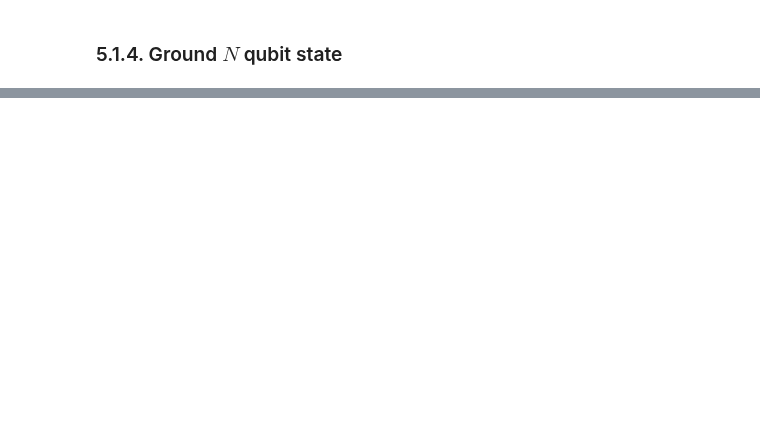
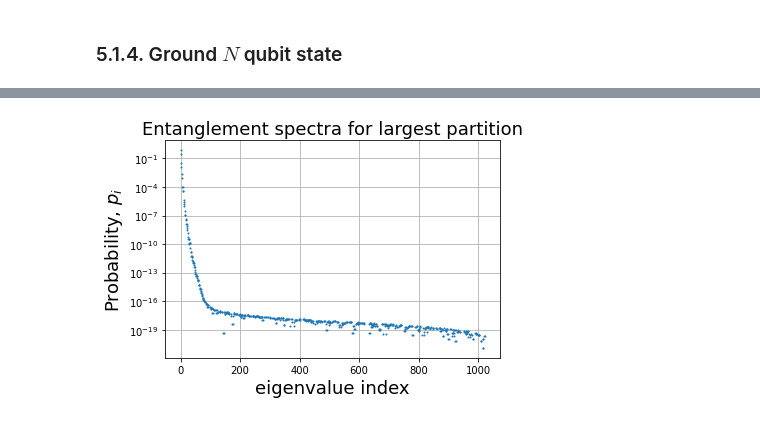
Before and after one commit to sofiagonga/many-body_entanglement_TN, a Jupyter notebook: TN_tutorial5.ipynb, the cells around one changed output, grey strips where cells are left out. Drawn from its saved outputs; the diff is of its cells as text; code cells hidden in the pictures; blank space fills up the shorter version.

```diff
--- a/TN_tutorial5.ipynb
+++ b/TN_tutorial5.ipynb
@@ -203,0 +195,14 @@ plt.show()
+# %%
+Psi = np.array([Psi[i]['re_']+1j*Psi[i]['im_'] for i in range(len(Psi))])
+# %%
+ent_spectra_gs, ent_entropy_gs = entropies_and_spectra_from_psi(Psi)
+# %%
+plt.title("Entanglement spectra for largest partition", fontsize=18)
+plt.grid()
+plt.xlabel("eigenvalue index",fontsize=18)
+plt.ylabel(r"Probability, $p_i$",fontsize=18)
+plt.yscale("log")
+plt.plot(ent_spectra_gs[:,-1], ".", ms=2)
+plt.show()
+# %% [output]
+[figure, added]
```
Also changed, not shown: parts of 42 cells of this notebook.
